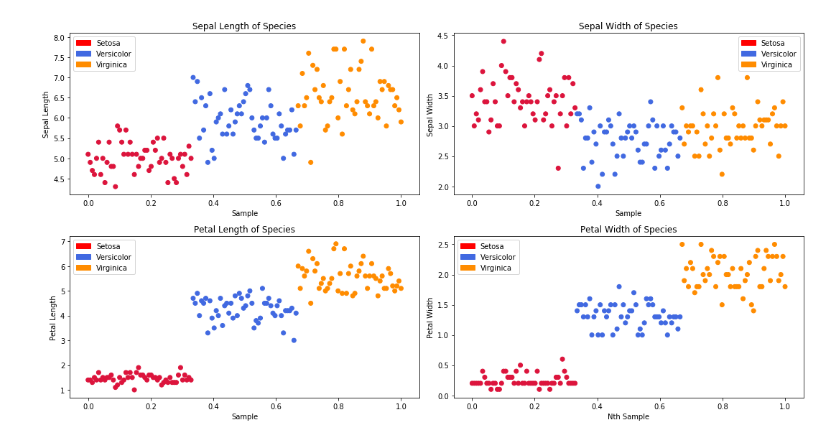
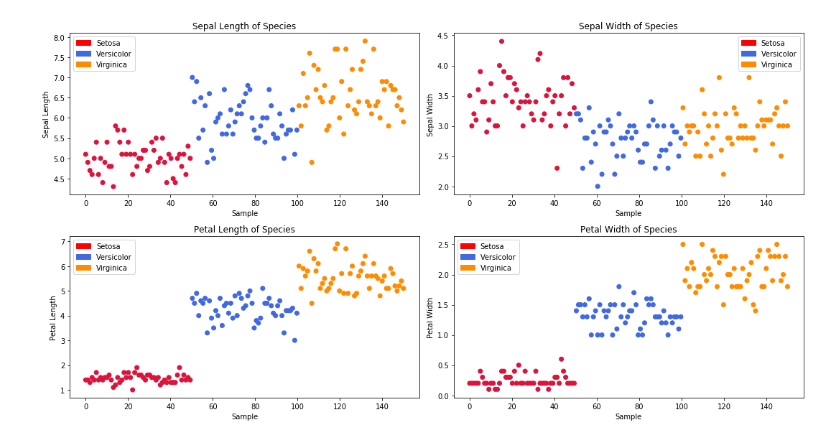
Before and after one commit to donpathirage/Least-Squares-Perceptron-and-Data-Analytics, a Jupyter notebook: Pathirage_Don_Proj1.ipynb, the cells around one changed output. Cells and saved outputs as stored; diff of their text form; code cells hidden in the pictures.

```diff
--- a/Pathirage_Don_Proj1.ipynb
+++ b/Pathirage_Don_Proj1.ipynb
@@ -30,9 +23,18 @@ Please select the Proj1DataSet.xlsx file:
 labels = irisDf['species'].unique()
 features = list(irisDf.columns.values)
 
-markers = ['square', 'circle', 'triangle_up']
+#Assign class labels
+irisDf.loc[irisDf['species'] == 'setosa', 'class'] = 1
+irisDf.loc[irisDf['species'] == 'virginica', 'class'] = 2
+irisDf.loc[irisDf['species'] == 'versicolor', 'class'] = 3
+
+newColumns = ['sepL', 'sepW', 'petL', 'petW', 'class', 'species']
+irisDf=irisDf.reindex(columns=newColumns)
+
+markers = []
 colors = []
 
+# Mark by colors
 for index, row in irisDf.iterrows():
     if row['species'] == 'setosa':
         colors.append('crimson')
@@ -40,3 +42,4 @@ for index, row in irisDf.iterrows():
         colors.append('royalblue')
     else:
         colors.append('darkorange')
+irisDf.head()
@@ -61,39 +56,42 @@ red = mpatches.Patch(color='red', label='Setosa')
 blue = mpatches.Patch(color='royalblue', label='Versicolor')
 orange = mpatches.Patch(color='darkorange', label='Virginica')
 
-
 plt.subplot(2,2,1)
-plt.scatter(np.linspace(0,1,len(irisDf['sepL'].values)),irisDf['sepL'].values,marker='o',c=colors)
+plt.scatter(np.linspace(0,len(irisDf['sepL'].values),len(irisDf['sepL'].values)), \
+            irisDf['sepL'].values,marker='o',c=colors)
 plt.title('Sepal Length of Species')
 plt.xlabel('Sample')
 plt.ylabel('Sepal Length')
 plt.legend(handles=[red,blue,orange])
 
 plt.subplot(2,2,2)
-plt.scatter(np.linspace(0,1,len(irisDf['sepW'].values)),irisDf['sepW'].values,marker='o',c=colors)
+plt.scatter(np.linspace(0,len(irisDf['sepL'].values),len(irisDf['sepW'].values)), \
+            irisDf['sepW'].values,marker='o',c=colors)
 plt.title('Sepal Width of Species')
 plt.xlabel('Sample')
 plt.ylabel('Sepal Width')
 plt.legend(handles=[red,blue,orange])
 
 plt.subplot(2,2,3)
-plt.scatter(np.linspace(0,1,len(irisDf['petL'].values)),irisDf['petL'].values,marker='o',c=colors)
+plt.scatter(np.linspace(0,len(irisDf['sepL'].values),len(irisDf['petL'].values)), \
+            irisDf['petL'].values,marker='o',c=colors)
 plt.title('Petal Length of Species')
 plt.xlabel('Sample')
 plt.ylabel('Petal Length')
 plt.legend(handles=[red,blue,orange])
 
 plt.subplot(2,2,4)
-plt.scatter(np.linspace(0,1,len(irisDf['petW'].values)),irisDf['petW'].values,marker='o',c=colors)
+plt.scatter(np.linspace(0,len(irisDf['sepL'].values),len(irisDf['petW'].values)), \
+            irisDf['petW'].values,marker='o',c=colors)
 plt.title('Petal Width of Species')
-plt.xlabel('Nth Sample')
+plt.xlabel('Sample')
 plt.ylabel('Petal Width')
 plt.legend(handles=[red,blue,orange])
 
 
 plt.tight_layout()
 plt.show()
 # %% [output]
-[figure, old version]
+[figure, new version]
 # %%
 #1. The features in this dataset are distinct enough to solve the problem,
```
Also changed, not shown: parts of 10 cells of this notebook.
